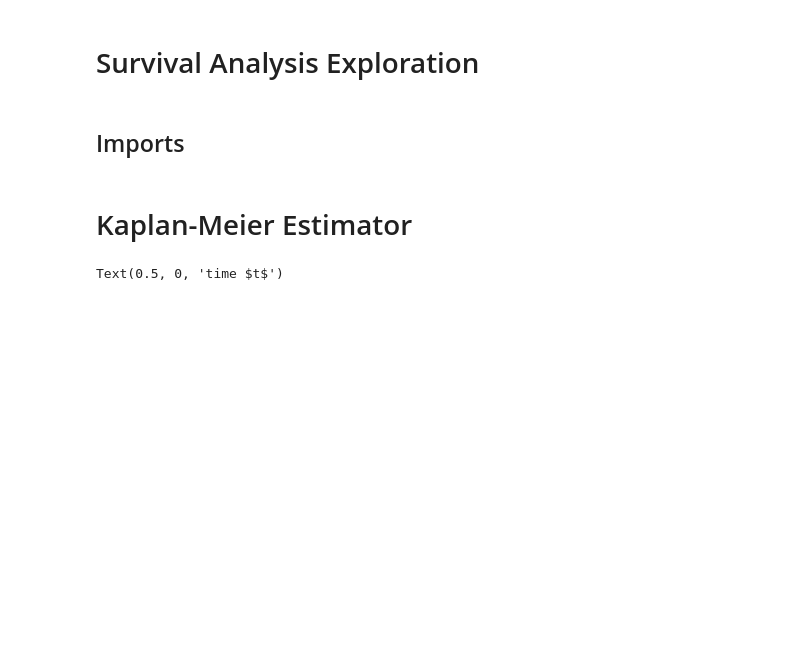
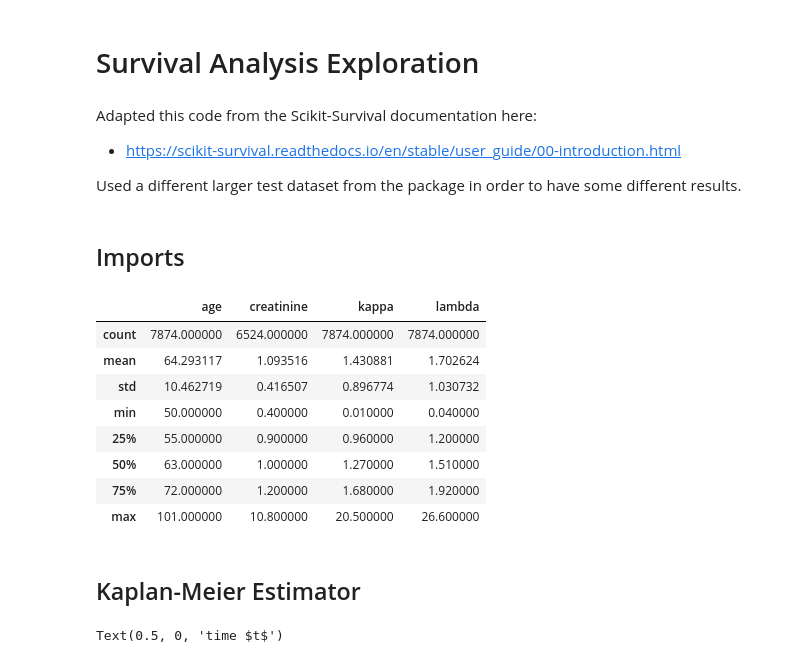
Before and after one commit to tom-farmer/survival-analysis, a Jupyter notebook: notebooks/survival-exploration.ipynb, the cells around one changed output. Drawn from its saved outputs; the diff is of its cells as text; code cells hidden in the pictures; blank space fills up the shorter version.

```diff
--- a/notebooks/survival-exploration.ipynb
+++ b/notebooks/survival-exploration.ipynb
@@ -1,5 +1,10 @@
 # %% [markdown]
 # Survival Analysis Exploration
+# %% [markdown]
+Adapted this code from the Scikit-Survival documentation here:
+ * https://scikit-survival.readthedocs.io/en/stable/user_guide/00-introduction.html
+
+Used a different larger test dataset from the package in order to have some different results.
 # %% [markdown]
 ## Imports
 # %%
@@ -11,7 +19,18 @@ from sksurv.nonparametric import kaplan_meier_estimator
 # %%
 X, y = load_flchain()
+X.describe()
+# %% [output]
+|  | age | creatinine | kappa | lambda |
+| count | 7874.000000 | 6524.000000 | 7874.000000 | 7874.000000 |
+| mean | 64.293117 | 1.093516 | 1.430881 | 1.702624 |
+| std | 10.462719 | 0.416507 | 0.896774 | 1.030732 |
+| min | 50.000000 | 0.400000 | 0.010000 | 0.040000 |
+| 25% | 55.000000 | 0.900000 | 0.960000 | 1.200000 |
+| 50% | 63.000000 | 1.000000 | 1.270000 | 1.510000 |
+| 75% | 72.000000 | 1.200000 | 1.680000 | 1.920000 |
+| max | 101.000000 | 10.800000 | 20.500000 | 26.600000 |
 # %% [markdown]
-# Kaplan-Meier Estimator
+## Kaplan-Meier Estimator
 # %%
 time, survival_prob = kaplan_meier_estimator(y["death"], y["futime"])
 plt.step(time, survival_prob, where="post")
```
Also changed, not shown: parts of 14 cells of this notebook.
